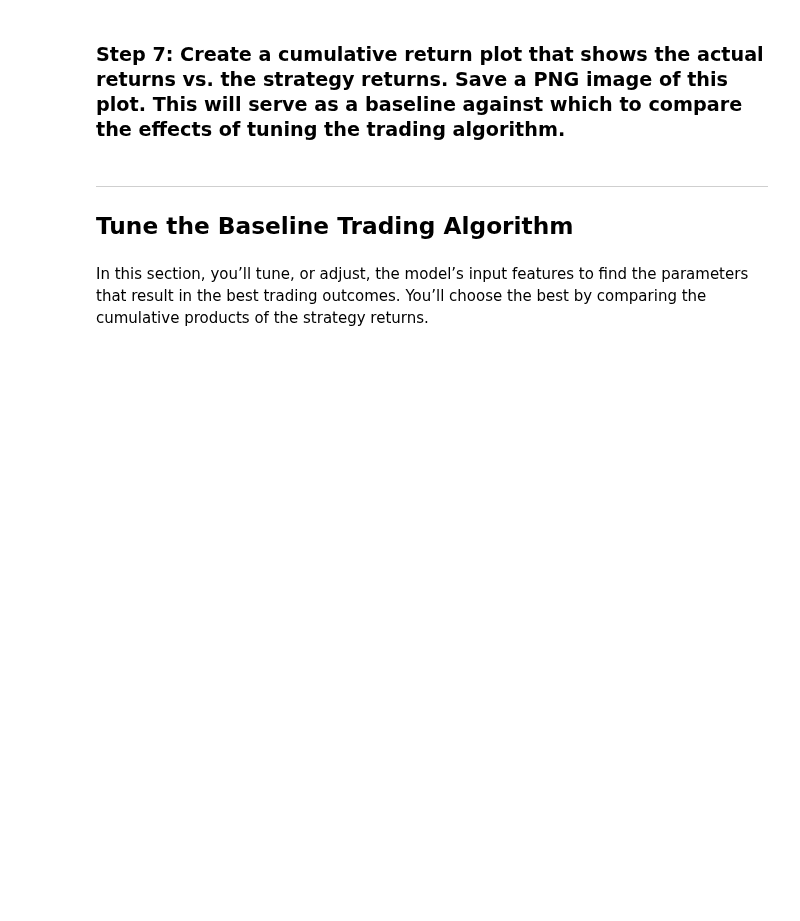
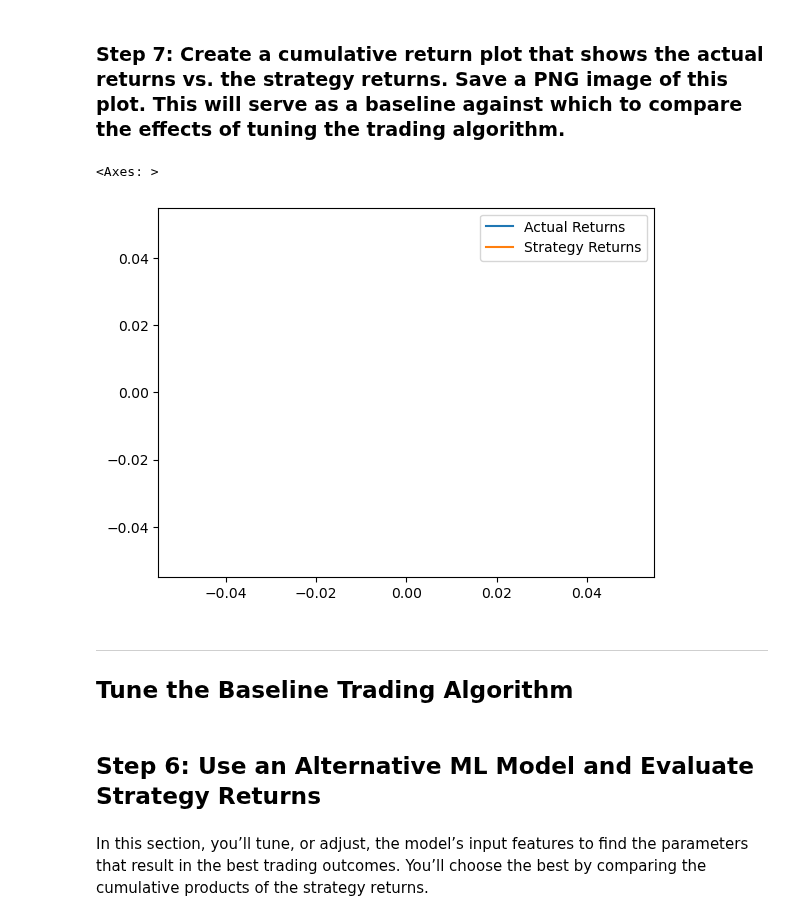
Before and after one commit to ZekeH43/Module-14-Challenge, a Jupyter notebook: Starter_Code/machine_learning_trading_bot.ipynb, the cells around one changed output. Saved outputs shown, nothing was run; the diff lists cells and outputs as text; code cells hidden in the pictures; blank space fills up the shorter version.

```diff
--- a/Starter_Code/machine_learning_trading_bot.ipynb
+++ b/Starter_Code/machine_learning_trading_bot.ipynb
@@ -205,14 +317,18 @@ X_test_scaled = X_scaler.transform(X_test)
 # %% [markdown]
 ### Step 4: Use the `SVC` classifier model from SKLearn's support vector machine (SVM) learning method to fit the training data and make predictions based on the testing data. Review the predictions.
 # %%
+# Import the SVM model
+from sklearn import svm
+from sklearn.metrics import classification_report
+
 # From SVM, instantiate SVC classifier model instance
-svm_model = # YOUR CODE HERE
+svm_model = svm.SVC()
 
 # Fit the model to the data using the training data
-svm_model = # YOUR CODE HERE
+svm_model = svm_model.fit(X_train_scaled, y_train)
 
 # Use the testing data to make the model predictions
-svm_pred = # YOUR CODE HERE
+svm_pred = svm_model.predict(X_test)
 
 # Review the model's predicted values
-# YOUR CODE HERE
+svm_pred
@@ -227,19 +354,21 @@ svm_testing_report = # YOUR CODE HERE
 # %% [markdown]
 ### Step 6: Create a predictions DataFrame that contains columns for “Predicted” values, “Actual Returns”, and “Strategy Returns”.
 # %%
-# Create a new empty predictions DataFrame:
+# Create a new empty predictions DataFrame.
 
 # Create a predictions DataFrame
-predictions_df = # YOUR CODE HERE
+predictions_df = pd.DataFrame()
 
 # Add the SVM model predictions to the DataFrame
-predictions_df['Predicted'] = # YOUR CODE HERE
+predictions_df['Predicted'] = svm_pred
 
 # Add the actual returns to the DataFrame
-predictions_df['Actual Returns'] = # YOUR CODE HERE
+predictions_df['Actual Returns'] = signals_df['Actual Returns']
 
 # Add the strategy returns to the DataFrame
-predictions_df['Strategy Returns'] = # YOUR CODE HERE
+predictions_df['Strategy Returns'] = (
+    predictions_df['Actual Returns'] * predictions_df['Predicted']
+)
 
 # Review the DataFrame
 display(predictions_df.head())
@@ -248,11 +390,16 @@ display(predictions_df.tail())
 ### Step 7: Create a cumulative return plot that shows the actual returns vs. the strategy returns. Save a PNG image of this plot. This will serve as a baseline against which to compare the effects of tuning the trading algorithm.
 # %%
 # Plot the actual returns versus the strategy returns
-# YOUR CODE HERE
+(1 + predictions_df[["Actual Returns", 'Strategy Returns']]).cumprod().plot()
+# %% [output]
+<Axes: >
+[figure, added]
 # %% [markdown]
 ---
 
 ## Tune the Baseline Trading Algorithm
+# %% [markdown]
+## Step 6: Use an Alternative ML Model and Evaluate Strategy Returns
 # %% [markdown]
 In this section, you’ll tune, or adjust, the model’s input features to find the parameters that result in the best trading outcomes. You’ll choose the best by comparing the cumulative products of the strategy returns.
 # %% [markdown]
```
Also changed, not shown: parts of 23 cells of this notebook, 1 other file.
